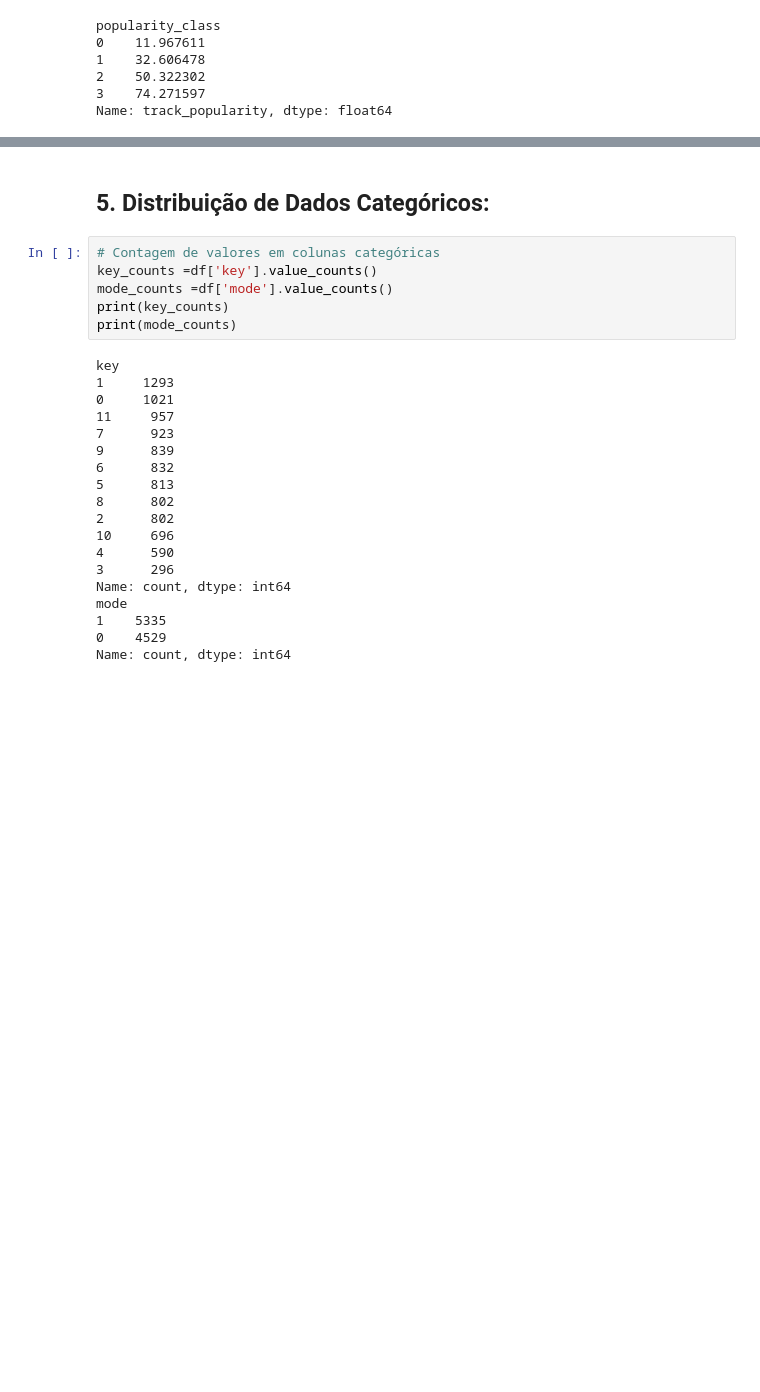
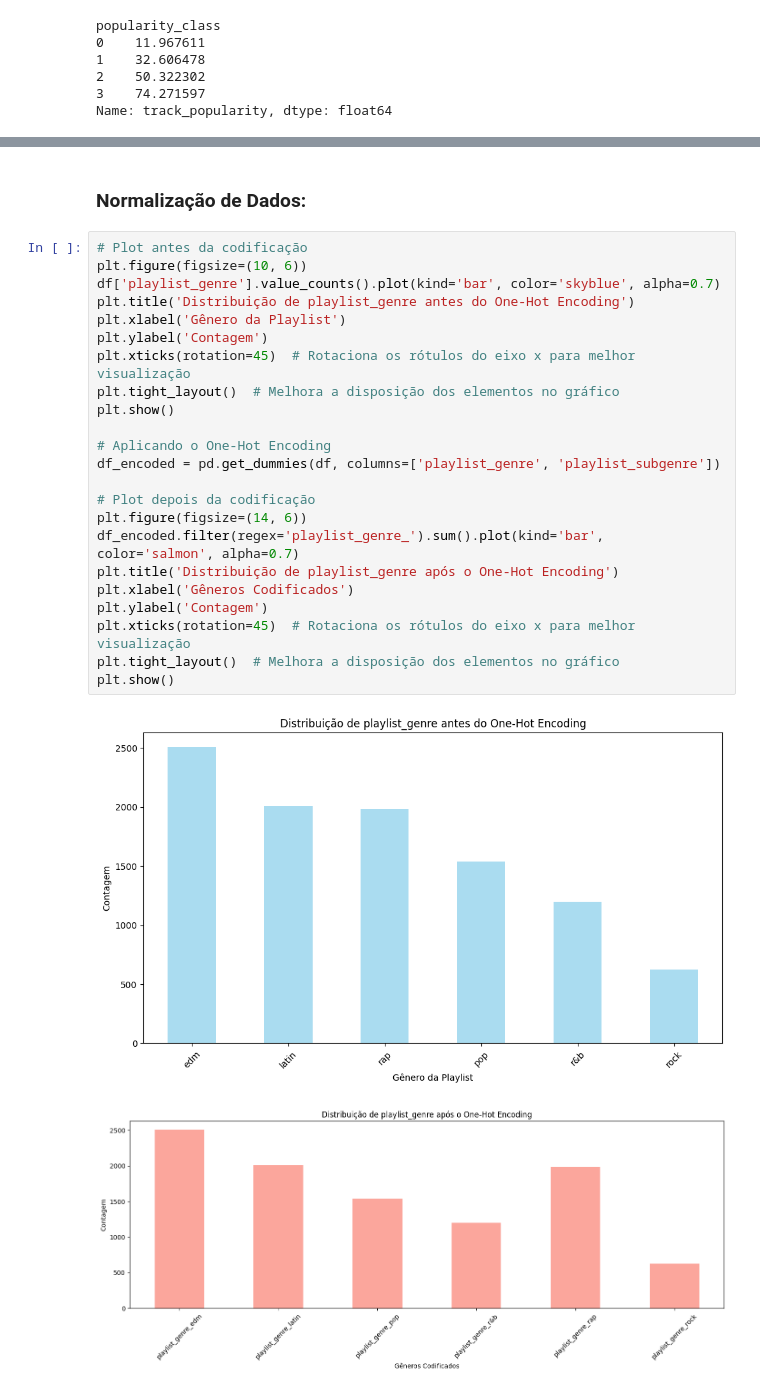
Before and after one commit to claraferreirabatista/30000-spotify-songs-machine-learning-popularidade, a Jupyter notebook: 5_DBScan.ipynb, the cells around one changed output, grey strips where cells are left out. Cells and saved outputs as stored; diff of their text form; blank space fills up the shorter version.

```diff
--- a/5_DBScan.ipynb
+++ b/5_DBScan.ipynb
@@ -110,27 +331,28 @@ Name: track_popularity, dtype: float64
 # %% [markdown]
-## 5. Distribuição de Dados Categóricos:
+### Normalização de Dados:
-# %%
-# Contagem de valores em colunas categóricas
-key_counts =df['key'].value_counts()
-mode_counts =df['mode'].value_counts()
-print(key_counts)
-print(mode_counts)
-# %% [output]
-key
-1     1293
-0     1021
-11     957
-7      923
-9      839
-6      832
-5      813
-8      802
-2      802
-10     696
-4      590
-3      296
-Name: count, dtype: int64
-mode
-1    5335
-0    4529
-Name: count, dtype: int64
+# %%
+# Plot antes da codificação
+plt.figure(figsize=(10, 6))
+df['playlist_genre'].value_counts().plot(kind='bar', color='skyblue', alpha=0.7)
+plt.title('Distribuição de playlist_genre antes do One-Hot Encoding')
+plt.xlabel('Gênero da Playlist')
+plt.ylabel('Contagem')
+plt.xticks(rotation=45)  # Rotaciona os rótulos do eixo x para melhor visualização
+plt.tight_layout()  # Melhora a disposição dos elementos no gráfico
+plt.show()
+
+# Aplicando o One-Hot Encoding
+df_encoded = pd.get_dummies(df, columns=['playlist_genre', 'playlist_subgenre'])
+
+# Plot depois da codificação
+plt.figure(figsize=(14, 6))
+df_encoded.filter(regex='playlist_genre_').sum().plot(kind='bar', color='salmon', alpha=0.7)
+plt.title('Distribuição de playlist_genre após o One-Hot Encoding')
+plt.xlabel('Gêneros Codificados')
+plt.ylabel('Contagem')
+plt.xticks(rotation=45)  # Rotaciona os rótulos do eixo x para melhor visualização
+plt.tight_layout()  # Melhora a disposição dos elementos no gráfico
+plt.show()
+# %% [output]
+[figure, added]
+[figure, added]
```
Also changed, not shown: parts of 21 cells of this notebook.
